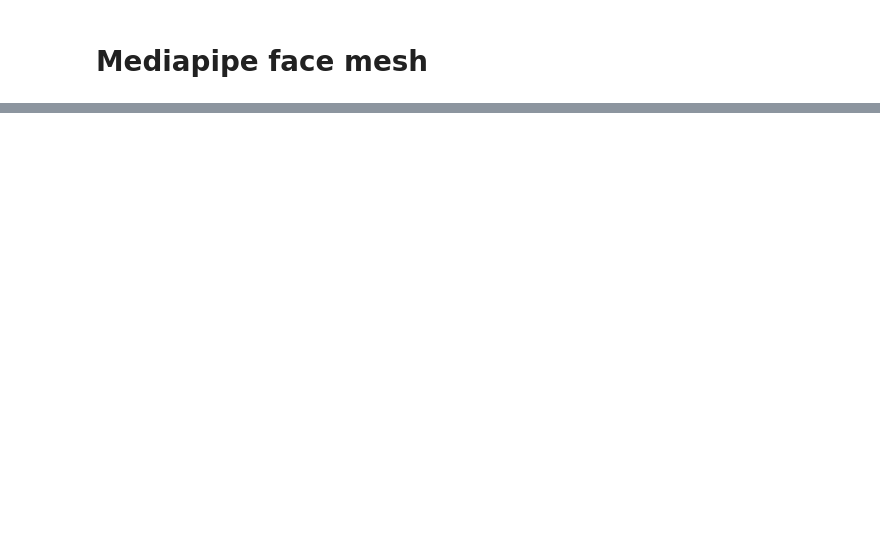
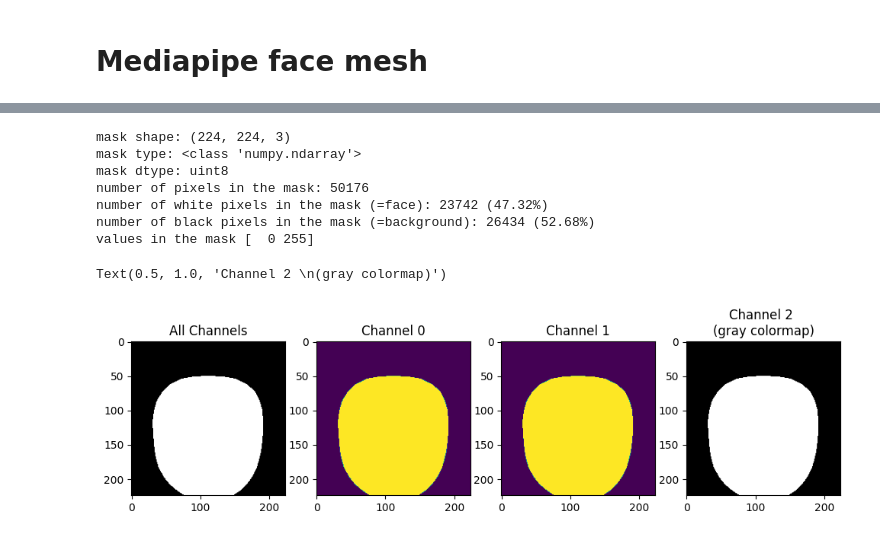
Before and after one commit to Mita-Data/Data_challenge_2.0, a Jupyter notebook: anaele_mediapipe_face_mesh.ipynb, the cells around one changed output, grey strips where cells are left out. Drawn from its saved outputs; the diff is of its cells as text; code cells hidden in the pictures; blank space fills up the shorter version.

Commit message:
improoved mediapipe extraction and added contours and mesh functions

```diff
--- a/anaele_mediapipe_face_mesh.ipynb
+++ b/anaele_mediapipe_face_mesh.ipynb
@@ -70,0 +237,12 @@ cv2.destroyAllWindows()
+# %%
+# get_masked_image() is equivalent to
+
+# get mask with mediapipe
+results = face_mesh.process(image)       # Process the image to find face landmarks
+points = get_points(image, results)      # Extract list of skin landmarks from the detected face - (x,y) coordinates only
+mask = get_mask_from_points(image, points)          # Create a mask for the skin area
+skin_area = cv2.bitwise_and(image, mask) # Apply the mask to the original image
+
+print('image shape:',image.shape)
+print('mask shape:',mask.shape)
+print('masked image shpae:',skin_area.shape)
@@ -70,0 +321,35 @@ cv2.destroyAllWindows()
+# %%
+# explore the mask (white = 255 and black = 0)
+# ----------------------------------------------
+print("mask shape:", mask.shape)
+print("mask type:", type(mask))
+print("mask dtype:", mask.dtype)
+print("number of pixels in the mask:", mask.shape[0] * mask.shape[1])
+print(f"number of white pixels in the mask (=face): {np.sum(mask[:,:,0] == 255)} ({np.sum(mask[:,:,0] == 255) / (mask.shape[0] * mask.shape[1]) * 100:.2f}%)")
+print(f"number of black pixels in the mask (=background): {np.sum(mask[:,:,0] == 0)} ({np.sum(mask[:,:,0] == 0) / (mask.shape[0] * mask.shape[1]) * 100:.2f}%)")
+print("values in the mask",np.unique(mask))
+
+# Show the mask in different channels
+plt.figure(figsize=(12, 6))
+plt.subplot(1, 4, 1)
+plt.imshow(mask)
+plt.title('All Channels')
+plt.subplot(1, 4, 2)
+plt.imshow(mask[:,:,0])
+plt.title('Channel 0')
+plt.subplot(1, 4, 3)
+plt.imshow(mask[:,:,1])
+plt.title('Channel 1')
+plt.subplot(1, 4, 4)
+plt.imshow(mask[:,:,2], cmap='gray')
+plt.title('Channel 2 \n(gray colormap)')
+# %% [output]
+mask shape: (224, 224, 3)
+mask type: <class 'numpy.ndarray'>
+mask dtype: uint8
+number of pixels in the mask: 50176
+number of white pixels in the mask (=face): 23742 (47.32%)
+number of black pixels in the mask (=background): 26434 (52.68%)
+values in the mask [  0 255]
+Text(0.5, 1.0, 'Channel 2 \n(gray colormap)')
+[figure, added]
```
Also changed, not shown: parts of 20 cells of this notebook, 3 other files.
